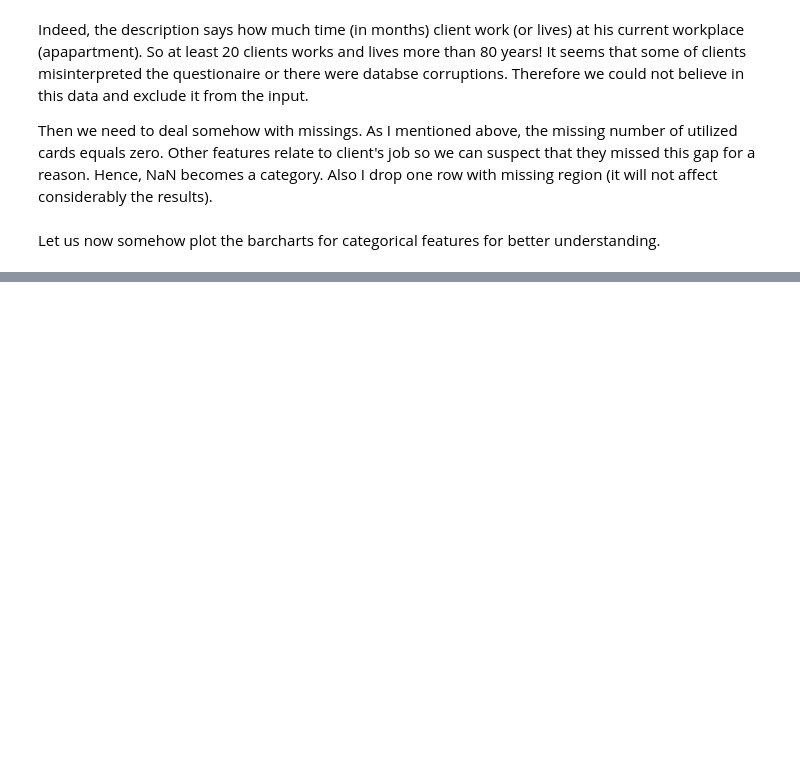
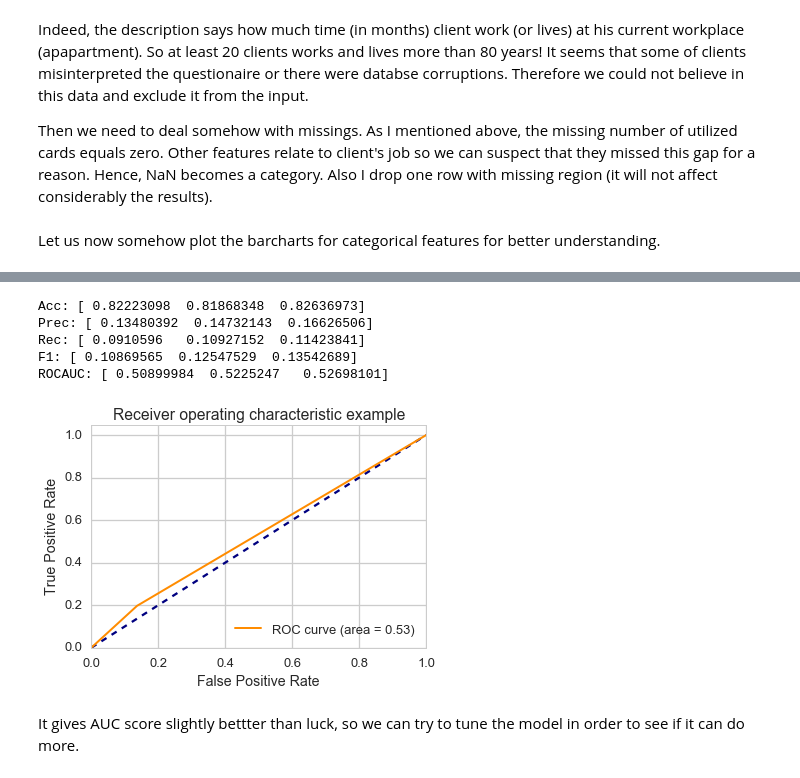
Before and after one commit to XuMuK1/IntroDS_HW, a Jupyter notebook: FinalProject/Report.ipynb, the cells around one changed output, grey strips where cells are left out. Drawn from its saved outputs; the diff is of its cells as text; code cells hidden in the pictures; blank space fills up the shorter version.

```diff
--- a/FinalProject/Report.ipynb
+++ b/FinalProject/Report.ipynb
@@ -244,0 +271,21 @@ Got numbers
+# %%
+from sklearn import preprocessing
+
+label_enc = preprocessing.LabelEncoder()
+for feature in X_1.columns[cat_features_mask]:
+    print(feature)
+    X_1[feature] = label_enc.fit_transform(X_1[feature])
+
+
+# применение one-hot ecnoding
+enc = preprocessing.OneHotEncoder(sparse=False)
+X_cat_np = enc.fit_transform(X_1[X_1.columns[cat_features_mask]])
+X_cat_pd = pd.DataFrame(data=X_cat_np)
+X_cat_pd.head()
+
+
+# do not forget to
+#exclude some columns
+# because after binarization
+# they are linearily dependent
+X_cat_pd.drop(enc.feature_indices_[:-1], axis=1, inplace=True)
@@ -244,0 +352,30 @@ Got numbers
+# %%
+from sklearn.model_selection import cross_val_score#no difference btw using pca and without it
+from sklearn.tree import DecisionTreeClassifier #accuracy is about 0.8, rocauc is about 0.5 and might be better
+clf = DecisionTreeClassifier(random_state=0)
+
+from sklearn.model_selection import train_test_split
+X_train, X_test, y_train, y_test = train_test_split(X_1, y, test_size=0.4, random_state=0)
+
+#accScores=cross_val_score(clf, X_sel_pca1, y, cv=3,scoring='accuracy')
+#precScores=cross_val_score(clf,X_sel_pca1, y, cv=3,scoring='precision')
+#recScores=cross_val_score(clf, X_sel_pca1, y, cv=3,scoring='recall')
+#f1Scores=cross_val_score(clf, X_sel_pca1, y, cv=3,scoring='f1')
+#rocaucScores=cross_val_score(clf, X_sel_pca1, y, cv=3,scoring='roc_auc')
+
+print("Acc: "+str(accScores))
+print("Prec: "+str(precScores))
+print("Rec: "+str(recScores))
+print("F1: "+str(f1Scores))
+print("ROCAUC: "+str(rocaucScores))
+
+PlotROC(clf,X_train,X_test,y_train,y_test)
+# %% [output]
+Acc: [ 0.82223098  0.81868348  0.82636973]
+Prec: [ 0.13480392  0.14732143  0.16626506]
+Rec: [ 0.0910596   0.10927152  0.11423841]
+F1: [ 0.10869565  0.12547529  0.13542689]
+ROCAUC: [ 0.50899984  0.5225247   0.52698101]
+[figure, added]
+# %% [markdown]
+It gives AUC score slightly bettter than luck, so we can try to tune the model in order to see if it can do more.
```
Also changed, not shown: parts of 20 cells of this notebook, 1 other file.
